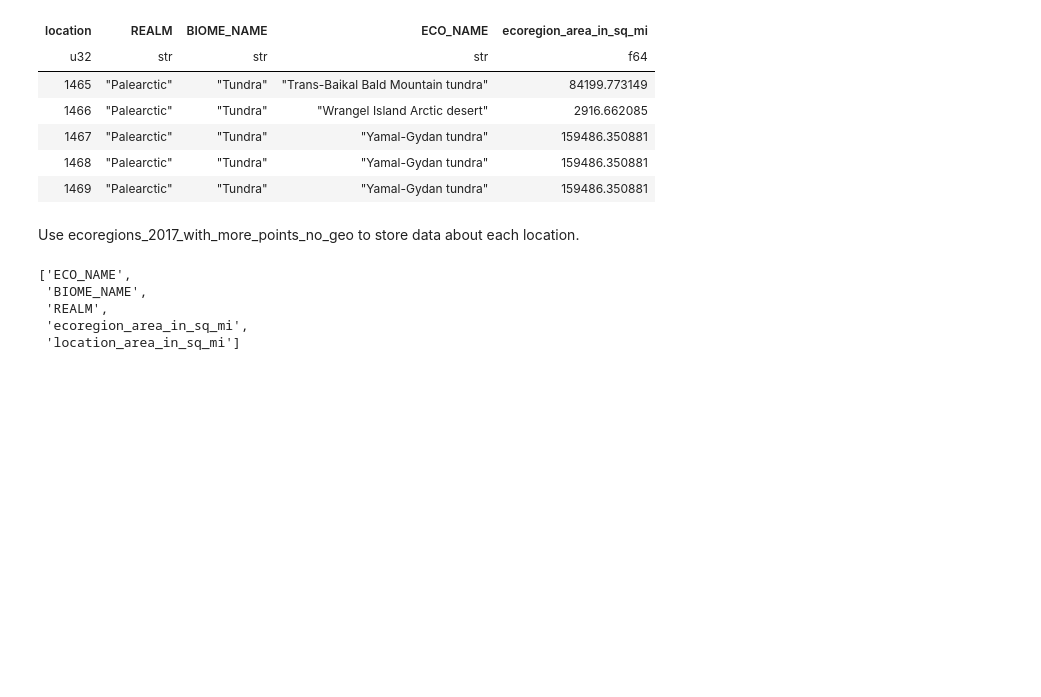
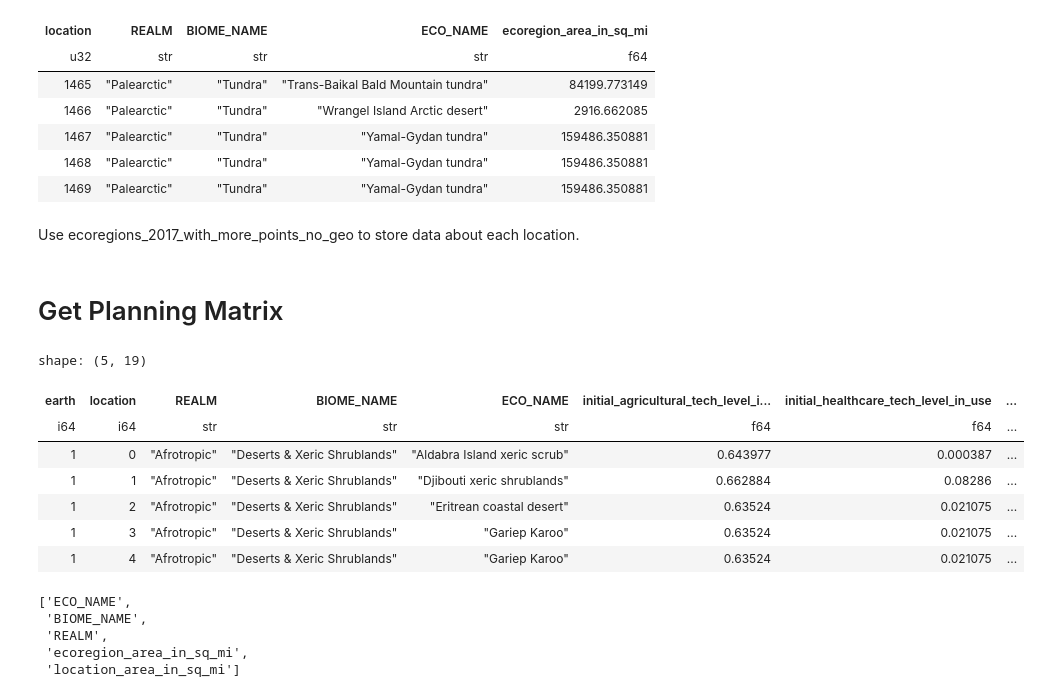
Before and after one commit to iamgiddyaboutgit-schoolwork/doe_group_project, a Jupyter notebook: src/simulate_world.ipynb, the cells around one changed output. Saved outputs shown, nothing was run; the diff lists cells and outputs as text; code cells hidden in the pictures; blank space fills up the shorter version.

Commit message:
Add planning_matrix. Remove biome_df.

```diff
--- a/src/simulate_world.ipynb
+++ b/src/simulate_world.ipynb
@@ -198,3 +136,23 @@ biome_df = pl.DataFrame(
+# %% [markdown]
+# Get Planning Matrix
+# %%
+# This matrix was constructed in R.
+planning_matrix = pl.read_csv(
+    source=Path(DATA_PATH, "planning_matrix.txt"),
+    has_header=True,
+    separator=" "
+)
+# %%
+planning_matrix.head()
+# %% [output]
+shape: (5, 19)
+| earth | location | REALM | BIOME_NAME | ECO_NAME | initial_agricultural_tech_level_i... | initial_healthcare_tech_level_in_use | ... |
+| i64 | i64 | str | str | str | f64 | f64 | ... |
+| 1 | 0 | "Afrotropic" | "Deserts & Xeric Shrublands" | "Aldabra Island xeric scrub" | 0.643977 | 0.000387 | ... |
+| 1 | 1 | "Afrotropic" | "Deserts & Xeric Shrublands" | "Djibouti xeric shrublands" | 0.662884 | 0.08286 | ... |
+| 1 | 2 | "Afrotropic" | "Deserts & Xeric Shrublands" | "Eritrean coastal desert" | 0.63524 | 0.021075 | ... |
+| 1 | 3 | "Afrotropic" | "Deserts & Xeric Shrublands" | "Gariep Karoo" | 0.63524 | 0.021075 | ... |
+| 1 | 4 | "Afrotropic" | "Deserts & Xeric Shrublands" | "Gariep Karoo" | 0.63524 | 0.021075 | ... |
 # %%
 ecoregions_2017_with_more_points_no_geo.columns
 # %% [output]
```
Also changed, not shown: parts of 1 cell of this notebook.
